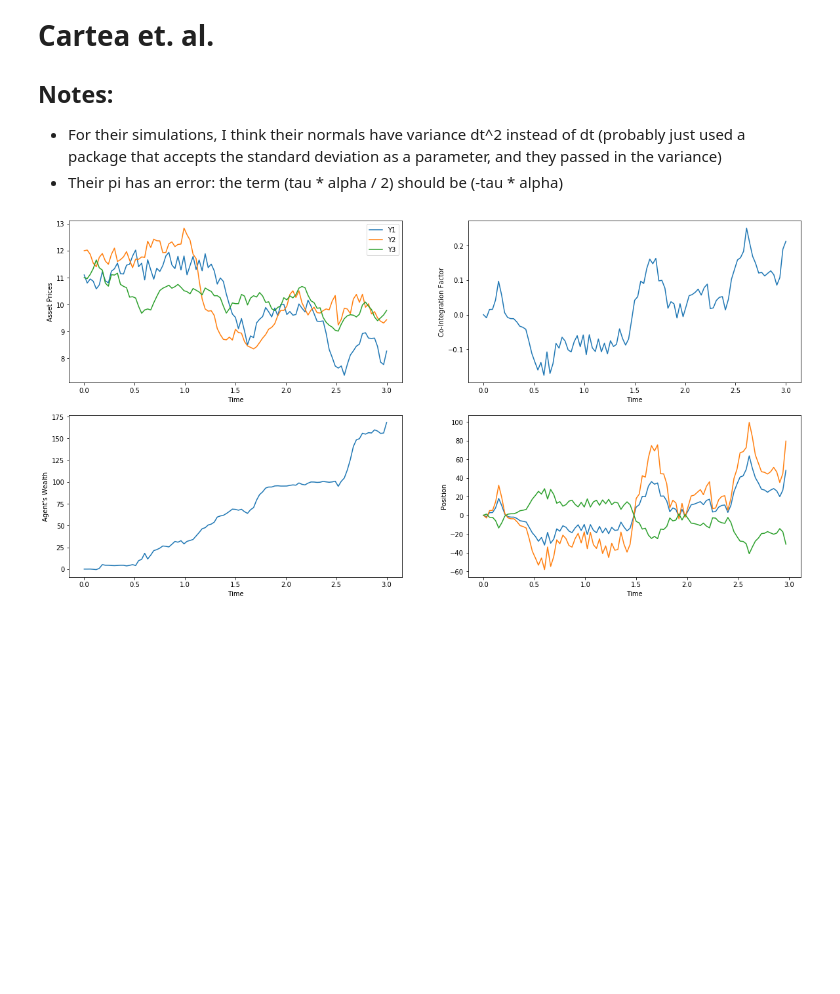
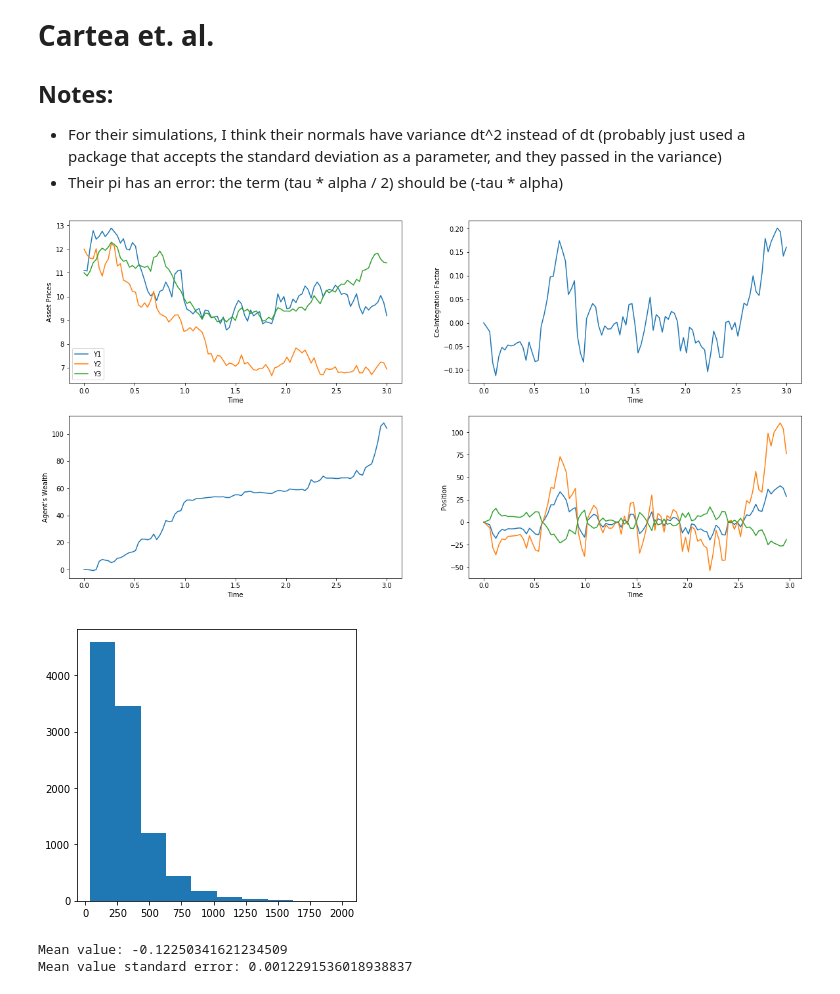
Before and after one commit to kehlert/algo_trading, a Jupyter notebook: stat_arb.ipynb, the cells around one changed output. Drawn from its saved outputs; the diff is of its cells as text; code cells hidden in the pictures; blank space fills up the shorter version.

Commit message:
add a value histogram

```diff
--- a/stat_arb.ipynb
+++ b/stat_arb.ipynb
@@ -29,21 +29,6 @@ time_steps = 100
 dt = T / time_steps
 times = np.linspace(0, T, time_steps + 1)
 
-#generate the Brownian motion increments
-std_normals = np.random.normal(loc=0., scale=np.sqrt(dt), size=(len(y0), time_steps))
-scaled_bm = sigma.dot(std_normals).T
-
-#initialize variables for storing the paths
-y_path = np.zeros(shape=(time_steps + 1, len(y0)))
-y_path[0,:] = y0
-
-alpha_path = np.zeros(time_steps + 1)
-alpha_path[0] = a0
-
-wealth_path = np.zeros(time_steps + 1)
-
-positions = np.zeros(shape=(time_steps, len(y0)))
-
 #precompute some terms we need to compute pi
 omega_inv_dot_delta = np.linalg.inv(omega).dot(delta)
 delta_omega_delta = delta.dot(omega).dot(delta)
@@ -55,42 +40,82 @@ def get_pi(t, alpha):
     pi = (omega_inv_dot_delta * alpha + delta_omega_delta * temp * a) / gamma
     return pi
 
-for i in range(0, time_steps):
-    y = y_path[i,:]
+def get_paths():
+    #initialize variables for storing the paths
+    y_path = np.zeros(shape=(time_steps + 1, len(y0)))
+    y_path[0,:] = y0
 
-    pi = get_pi(times[i], alpha_path[i])
+    alpha_path = np.zeros(time_steps + 1)
+    alpha_path[0] = a0
 
-    #TODO compare wealth to what happens if i just compute returns based on positions
-    wealth_path[i+1] = wealth_path[i] + pi.dot(delta) * alpha_path[i] * dt + pi.dot(sigma).dot(scaled_bm[i,:])
+    wealth_path = np.zeros(time_steps + 1)
 
-    positions[i,:] = np.divide(pi, y)
+    positions_path = np.zeros(shape=(time_steps, len(y0)))
 
-    y_path[i+1,:] = y + np.multiply(delta, y) * alpha_path[i] * dt + np.multiply(y, scaled_bm[i,:])
-    alpha_path[i + 1] = a0 + a.dot(np.log(y))
+    #generate the Brownian motion increments
+    std_normals = np.random.normal(loc=0., scale=np.sqrt(dt), size=(len(y0), time_steps))
+    scaled_bm = sigma.dot(std_normals).T
+
+    for i in range(0, time_steps):
+        y = y_path[i,:]
+
+        pi = get_pi(times[i], alpha_path[i])
+
+        #TODO compare wealth to what happens if i just compute returns based on positions
+        wealth_path[i+1] = wealth_path[i] + pi.dot(delta) * alpha_path[i] * dt + pi.dot(sigma).dot(scaled_bm[i,:])
+
+        positions_path[i,:] = np.divide(pi, y)
+
+        y_path[i+1,:] = y + np.multiply(delta, y) * alpha_path[i] * dt + np.multiply(y, scaled_bm[i,:])
+        alpha_path[i + 1] = a0 + a.dot(np.log(y))
+
+    return y_path, alpha_path, wealth_path, positions_path
+
+y_path, alpha_path, wealth_path, positions_path = get_paths()
 
 plt.rcParams["figure.figsize"] = (20,10)
 
 plt.subplot(2, 2, 1)
 plt.plot(times, y_path)
 plt.xlabel('Time')
 plt.ylabel('Asset Prices')
 plt.legend(['Y1', 'Y2', 'Y3'])
 
 plt.subplot(2, 2, 2)
 plt.plot(times, alpha_path)
 plt.xlabel('Time')
 plt.ylabel('Co-Integration Factor')
 
 plt.subplot(2, 2, 3)
 plt.plot(times, wealth_path)
 plt.xlabel('Time')
 plt.ylabel('Agent\'s Wealth')
 
 plt.subplot(2, 2, 4)
-plt.plot(times[0:-1], positions)
+plt.plot(times[0:-1], positions_path)
 plt.xlabel('Time')
 plt.ylabel('Position')
 
+#generate a histogram of the PnL and get an estimate of the strategy's value (as defined in the book)
+repeats = 10**4
+wealth_realizations = np.zeros(repeats)
+
+for i in range(0, repeats):
+    _, _, wealth_path, _ = get_paths()
+    wealth_realizations[i] = wealth_path[-1]
+
+plt.rcParams["figure.figsize"] = (5,5)
+plt.figure()
+plt.hist(wealth_realizations)
 plt.show()
+
+values = -np.exp(-gamma * wealth_realizations)
+mean_value = np.mean(values)
+mean_value_std_err = np.sqrt(np.var(values) / repeats)
+print("Mean value: {}".format(mean_value))
+print("Mean value standard error: {}".format(mean_value_std_err))
 # %% [output]
-[figure, old version]
+[figure, new version]
+[figure, added]
+Mean value: -0.12250341621234509
+Mean value standard error: 0.0012291536018938837
```
